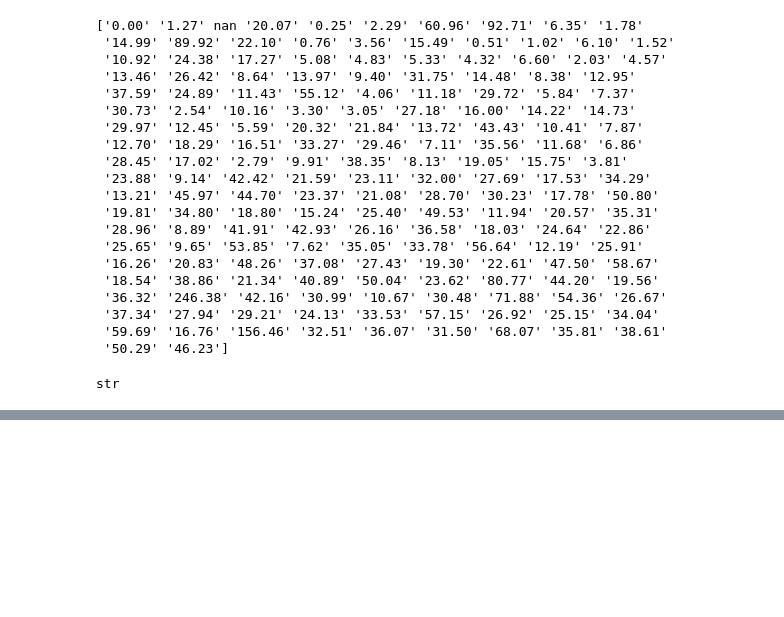
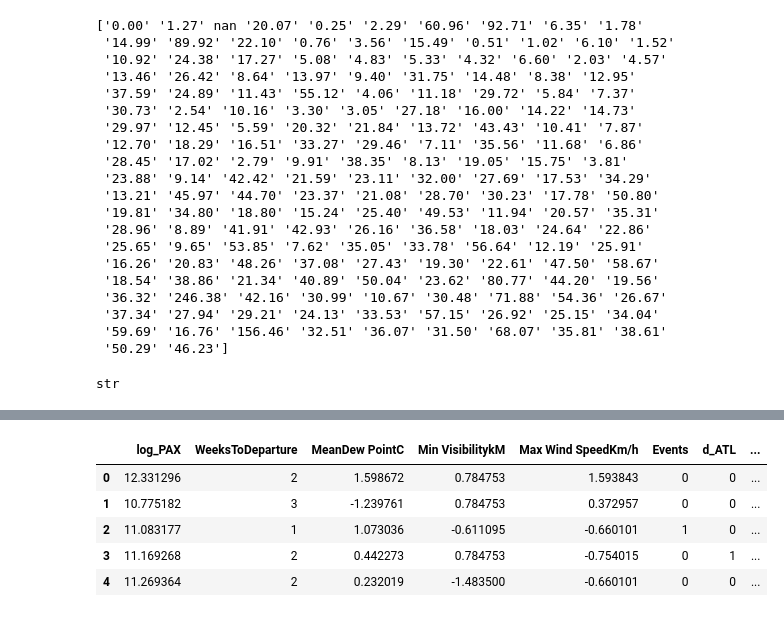
Before and after one commit to AdrienToulouse/Predicting_air_traffic, a Jupyter notebook: air_pass_Adrien-3.ipynb, the cells around one changed output, grey strips where cells are left out. Drawn from its saved outputs; the diff is of its cells as text; code cells hidden in the pictures; blank space fills up the shorter version.

```diff
--- a/air_pass_Adrien-3.ipynb
+++ b/air_pass_Adrien-3.ipynb
@@ -251,3 +297,14 @@ X_encoded.head()
+# %%
+X_encoded.loc[:, 'MeanDew PointC' : 'Max Wind SpeedKm/h'] = StandardScaler().fit_transform(
+    X_encoded.loc[:, 'MeanDew PointC' : 'Max Wind SpeedKm/h'])
+X_encoded.head()
+# %% [output]
+|  | log_PAX | WeeksToDeparture | MeanDew PointC | Min VisibilitykM | Max Wind SpeedKm/h | Events | d_ATL | ... |
+| 0 | 12.331296 | 2 | 1.598672 | 0.784753 | 1.593843 | 0 | 0 | ... |
+| 1 | 10.775182 | 3 | -1.239761 | 0.784753 | 0.372957 | 0 | 0 | ... |
+| 2 | 11.083177 | 1 | 1.073036 | -0.611095 | -0.660101 | 1 | 0 | ... |
+| 3 | 11.169268 | 2 | 0.442273 | 0.784753 | -0.754015 | 0 | 1 | ... |
+| 4 | 11.269364 | 2 | 0.232019 | -1.483500 | -0.660101 | 0 | 0 | ... |
 # %%
 X_encoded['weekend'] = X_encoded['wd_5'] + X_encoded['wd_6']
 X_encoded.drop(['wd_0', 'wd_1', 'wd_2', 'wd_3', 'wd_4', 'wd_5','wd_6'], axis=1, inplace=True)
```
Also changed, not shown: parts of 18 cells of this notebook, 7 other files.
